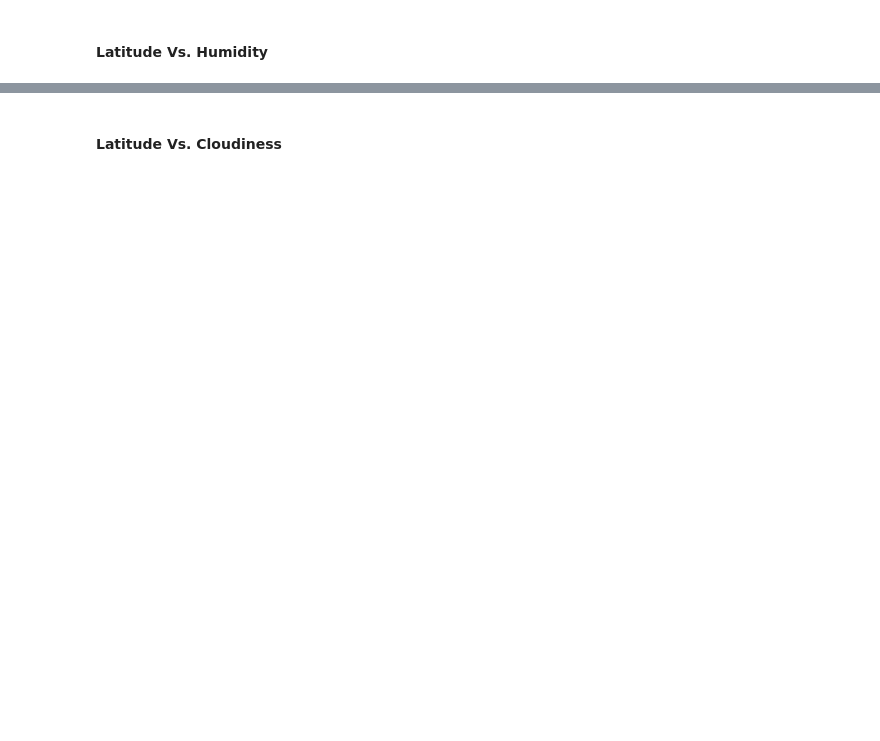
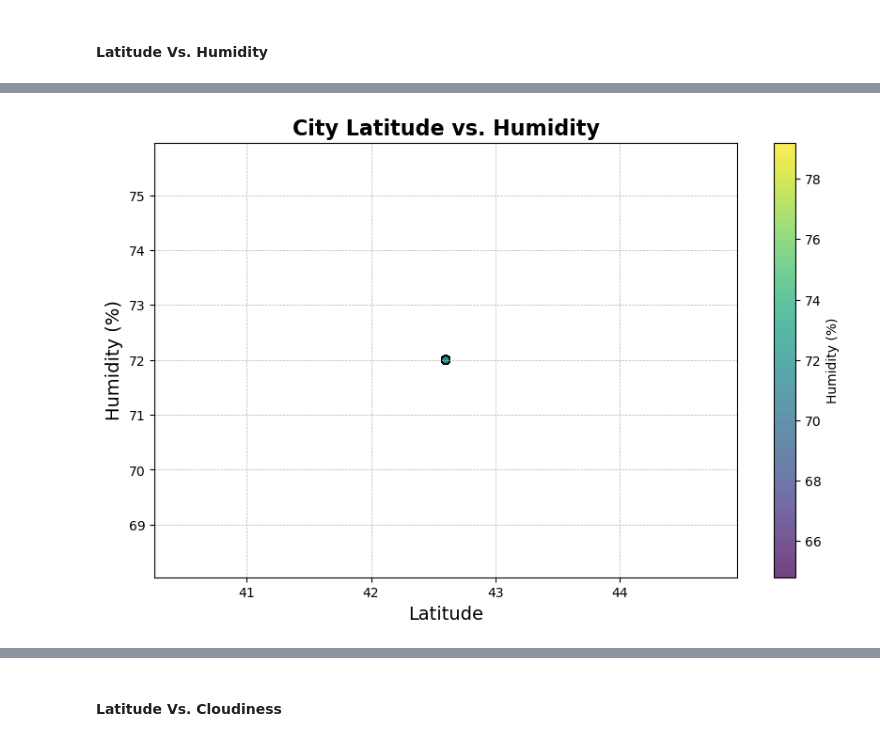
Before and after one commit to 44Jacob/Weather-API-Analysis, a Jupyter notebook: WeatherPy.ipynb, the cells around one changed output, grey strips where cells are left out. Cells and saved outputs as stored; diff of their text form; code cells hidden in the pictures; blank space fills up the shorter version.

```diff
--- a/WeatherPy.ipynb
+++ b/WeatherPy.ipynb
@@ -219,0 +305,41 @@ plt.show()
+# %%
+
+
+
+# Incorporate the other graph properties
+# YOUR CODE HERE
+import matplotlib.pyplot as plt
+
+# Assuming 'city_data_df' is your DataFrame and it contains 'Lat' for latitude and 'Humidity' for humidity
+
+# Set the figure size for better readability
+plt.figure(figsize=(10, 6))
+
+# Create the scatter plot with color based on Humidity
+scatter = plt.scatter(city_data_df['Lat'], city_data_df['Humidity'],
+                      c=city_data_df['Humidity'], cmap='viridis',  # Color map can be changed as per preference
+                      edgecolor='black', linewidth=1, alpha=0.75,
+                      label= "City Latitude")
+
+# Add titles and axis labels with customization
+plt.title('City Latitude vs. Humidity', fontsize=16, fontweight='bold')
+plt.xlabel('Latitude', fontsize=14)
+plt.ylabel('Humidity (%)', fontsize=14)
+
+# Add a color bar to indicate humidity levels
+plt.colorbar(scatter, label='Humidity (%)')
+
+# Add grid lines
+plt.grid(True, linestyle='--', linewidth=0.5)
+
+
+# Show the plot
+#plt.show()
+
+# Save the figure
+plt.savefig("output_data/Fig2.png")
+
+# Show plot
+plt.show()
+# %% [output]
+[figure, added]
```
Also changed, not shown: parts of 52 cells of this notebook, 1 other file.
